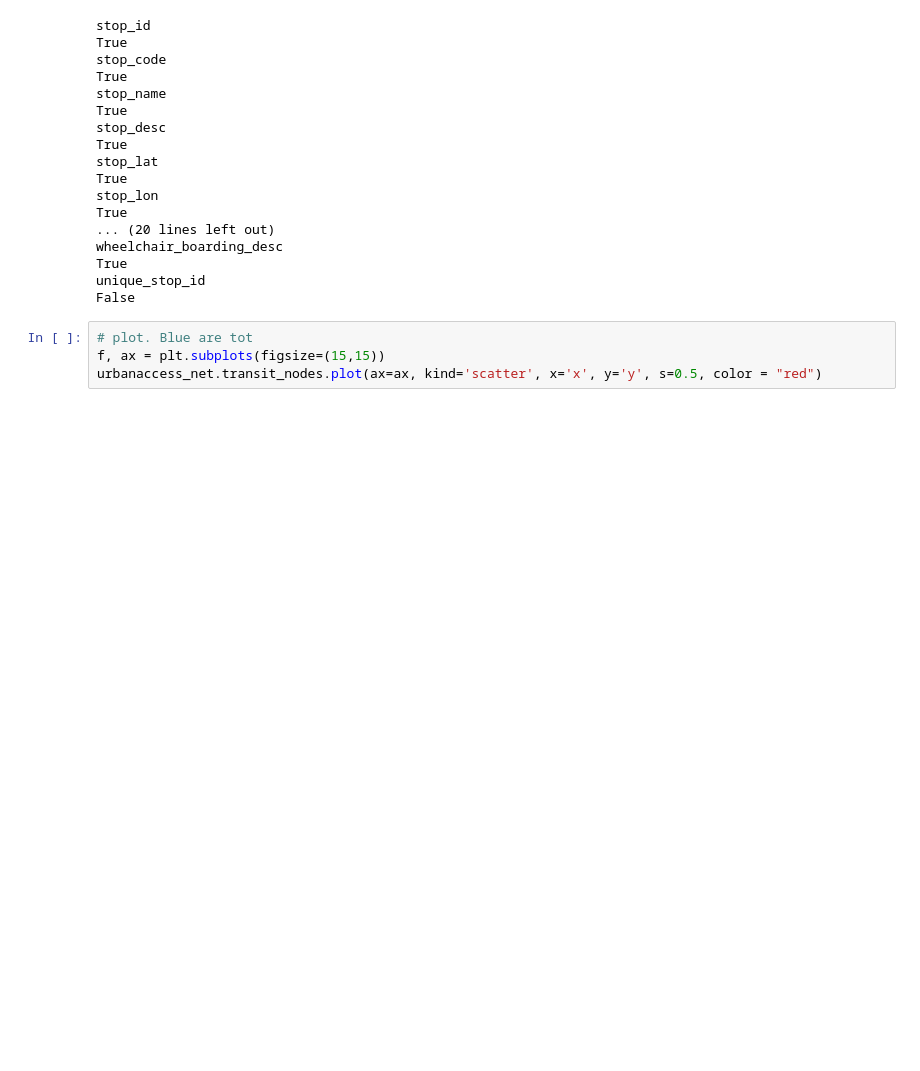
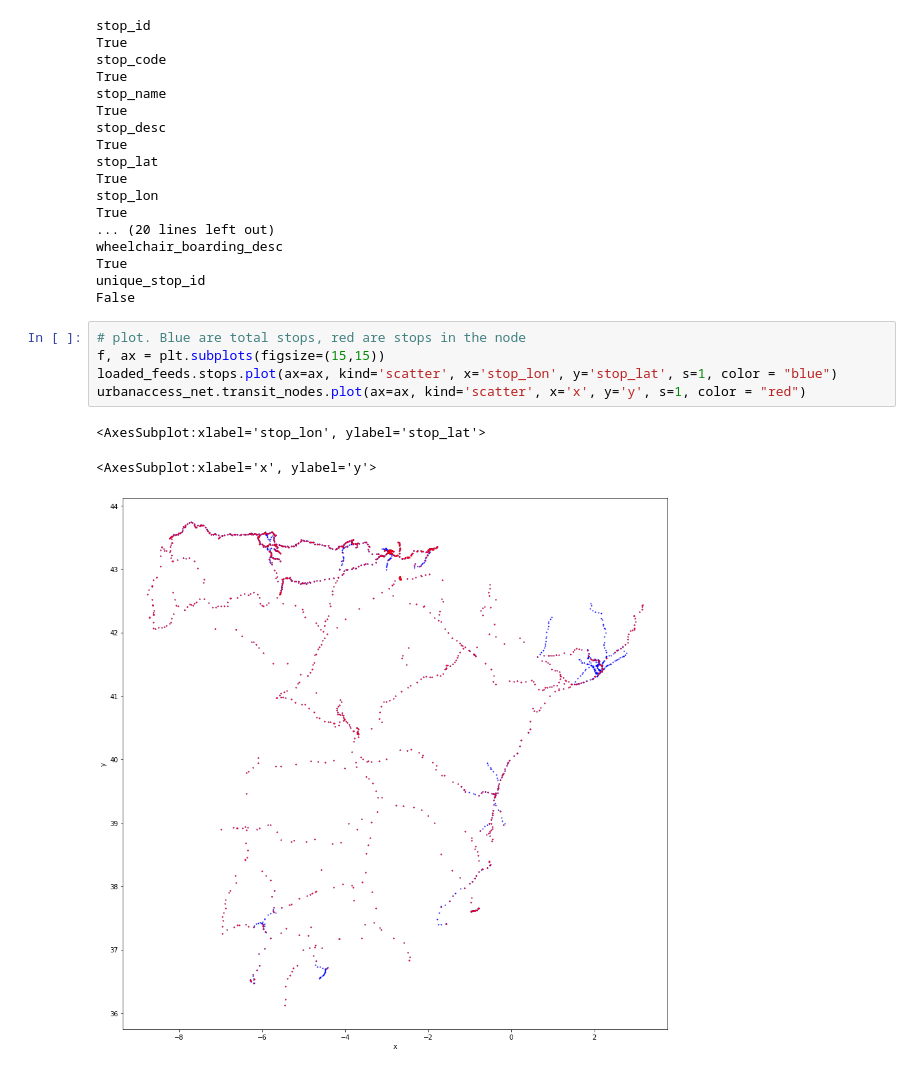
Before and after one commit to marcbosch-idencity/urbanaccess-example, a Jupyter notebook: longitudes_frecuencias_trenes.ipynb, the cells around one changed output. Drawn from its saved outputs; the diff is of its cells as text; blank space fills up the shorter version.

```diff
--- a/longitudes_frecuencias_trenes.ipynb
+++ b/longitudes_frecuencias_trenes.ipynb
@@ -207,6 +207,11 @@ True
 unique_stop_id
 False
 # %%
-# plot. Blue are tot
+# plot. Blue are total stops, red are stops in the node
 f, ax = plt.subplots(figsize=(15,15))
-urbanaccess_net.transit_nodes.plot(ax=ax, kind='scatter', x='x', y='y', s=0.5, color = "red")
+loaded_feeds.stops.plot(ax=ax, kind='scatter', x='stop_lon', y='stop_lat', s=1, color = "blue")
+urbanaccess_net.transit_nodes.plot(ax=ax, kind='scatter', x='x', y='y', s=1, color = "red")
+# %% [output]
+<AxesSubplot:xlabel='stop_lon', ylabel='stop_lat'>
+<AxesSubplot:xlabel='x', ylabel='y'>
+[figure, added]
```
